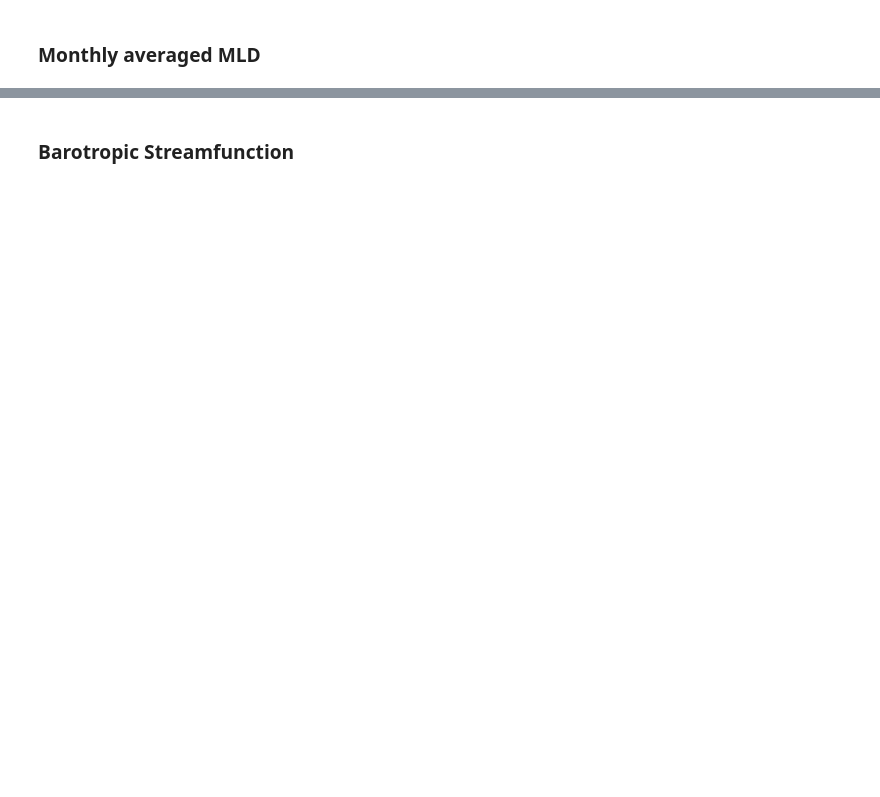
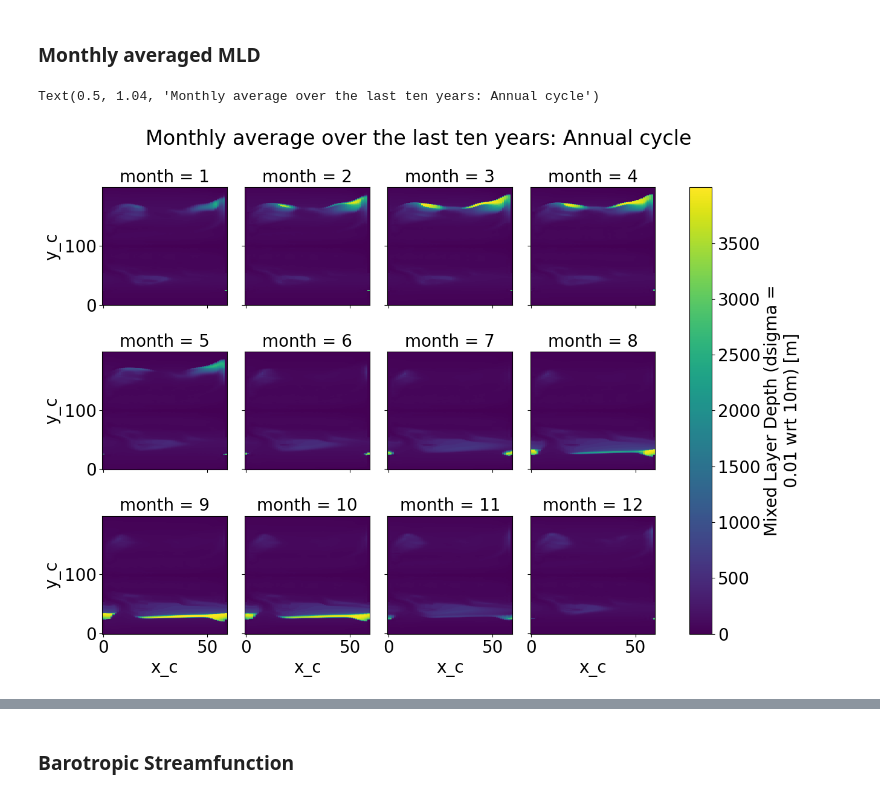
Before and after one commit to vopikamm/notebooks, a Jupyter notebook: AnnualCycle.ipynb, the cells around one changed output, grey strips where cells are left out. Saved outputs shown, nothing was run; the diff lists cells and outputs as text; code cells hidden in the pictures; blank space fills up the shorter version.

Commit message:
Added Annual Cycle Notebook

```diff
--- a/AnnualCycle.ipynb
+++ b/AnnualCycle.ipynb
@@ -48,6 +69,9 @@ Data_semi_mo = xn.open_nemo(domcfg=domcfg_semi, files=[
 ### Monthly averaged MLD
 # %%
 Data_annual_mo.mldr10_1.isel(t=slice(-120,-1)).groupby("t.month").mean().plot(col='month', col_wrap=4)
-plt.suptitle('Monthly average over the last ten years: No Mid-Atlantic ridge', y=1.04)
+plt.suptitle('Monthly average over the last ten years: Annual cycle', y=1.04)
+# %% [output]
+Text(0.5, 1.04, 'Monthly average over the last ten years: Annual cycle')
+[figure, added]
 # %%
 Data_semi_mo.mldr10_1.isel(t=slice(-120,-1)).groupby("t.month").mean().plot(col='month', col_wrap=4)
```
Also changed, not shown: parts of 40 cells of this notebook, 1 other file.
